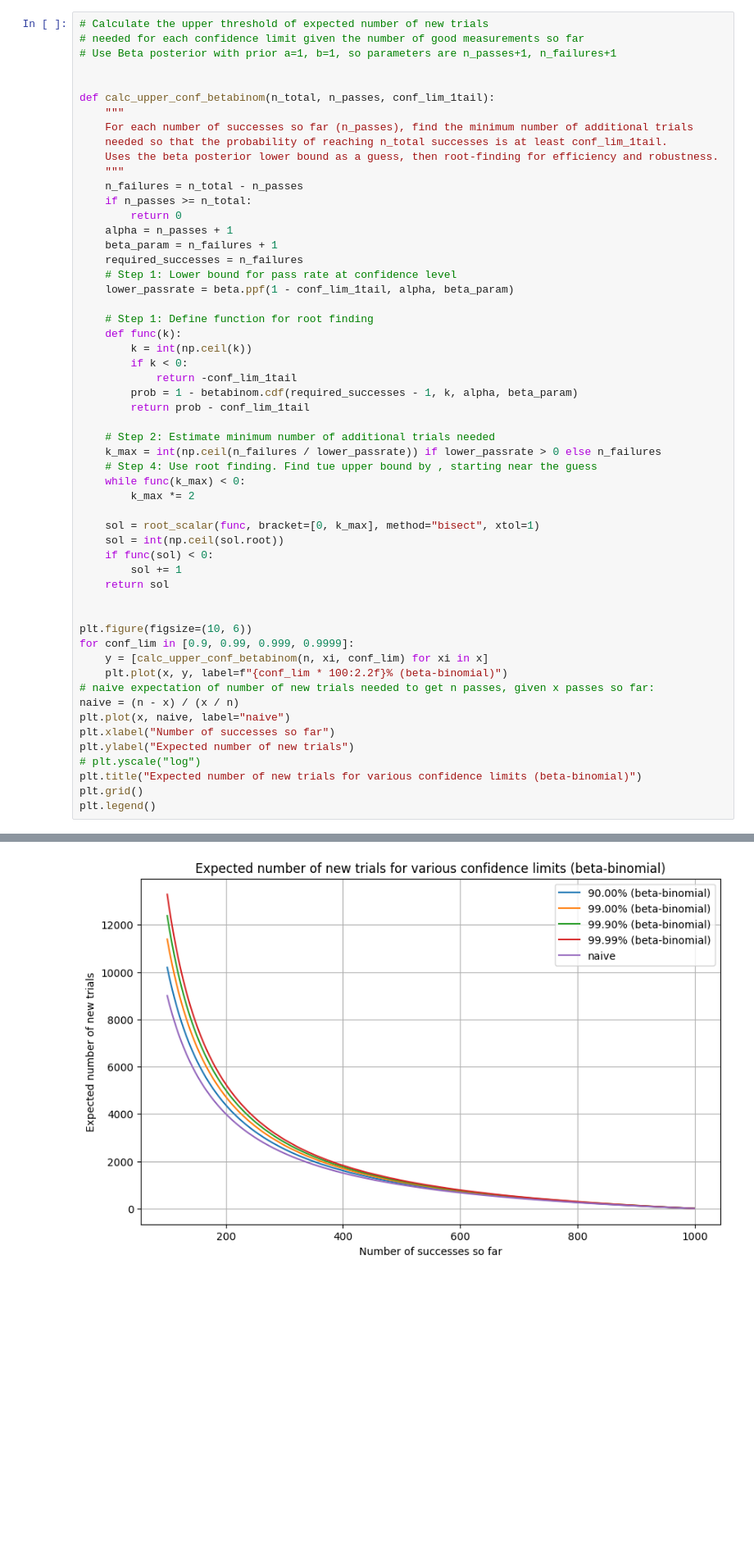
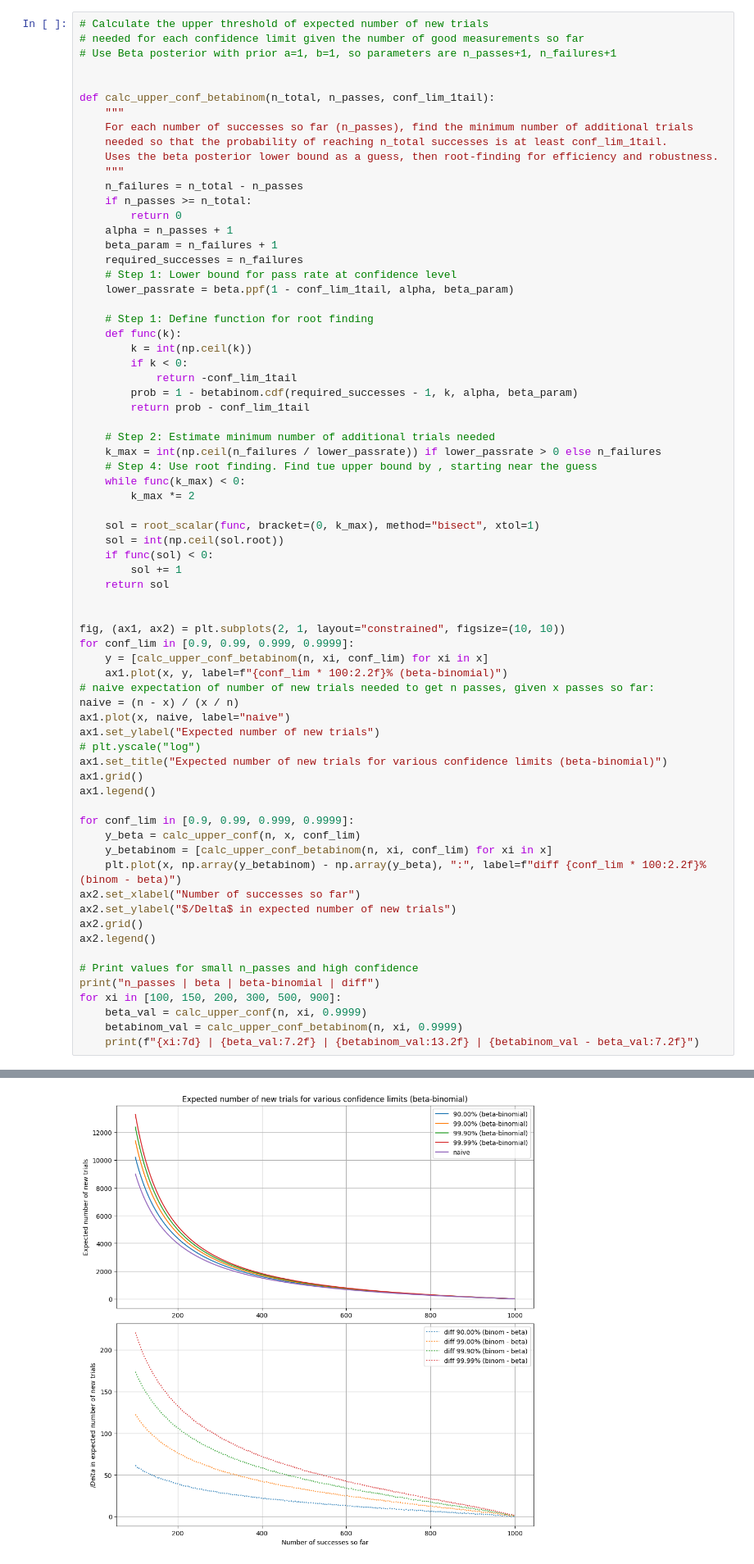
Before and after one commit to jlucas-oqc/playgound, a Jupyter notebook: beta_bin.ipynb, the cells around one changed output, grey strips where cells are left out. Shown at 82% size. Saved outputs shown, nothing was run; the diff lists cells and outputs as text; blank space fills up the shorter version.

Commit message:
docs: Combine plots

```diff
--- a/beta_bin.ipynb
+++ b/beta_bin.ipynb
@@ -162,24 +162,39 @@ def calc_upper_conf_betabinom(n_total, n_passes, conf_lim_1tail):
     while func(k_max) < 0:
         k_max *= 2
 
-    sol = root_scalar(func, bracket=[0, k_max], method="bisect", xtol=1)
+    sol = root_scalar(func, bracket=(0, k_max), method="bisect", xtol=1)
     sol = int(np.ceil(sol.root))
     if func(sol) < 0:
         sol += 1
     return sol
 
 
-plt.figure(figsize=(10, 6))
+fig, (ax1, ax2) = plt.subplots(2, 1, layout="constrained", figsize=(10, 10))
 for conf_lim in [0.9, 0.99, 0.999, 0.9999]:
     y = [calc_upper_conf_betabinom(n, xi, conf_lim) for xi in x]
-    plt.plot(x, y, label=f"{conf_lim * 100:2.2f}% (beta-binomial)")
+    ax1.plot(x, y, label=f"{conf_lim * 100:2.2f}% (beta-binomial)")
 # naive expectation of number of new trials needed to get n passes, given x passes so far:
 naive = (n - x) / (x / n)
-plt.plot(x, naive, label="naive")
-plt.xlabel("Number of successes so far")
-plt.ylabel("Expected number of new trials")
+ax1.plot(x, naive, label="naive")
+ax1.set_ylabel("Expected number of new trials")
 # plt.yscale("log")
-plt.title("Expected number of new trials for various confidence limits (beta-binomial)")
-plt.grid()
-plt.legend()
+ax1.set_title("Expected number of new trials for various confidence limits (beta-binomial)")
+ax1.grid()
+ax1.legend()
+
+for conf_lim in [0.9, 0.99, 0.999, 0.9999]:
+    y_beta = calc_upper_conf(n, x, conf_lim)
+    y_betabinom = [calc_upper_conf_betabinom(n, xi, conf_lim) for xi in x]
+    plt.plot(x, np.array(y_betabinom) - np.array(y_beta), ":", label=f"diff {conf_lim * 100:2.2f}% (binom - beta)")
+ax2.set_xlabel("Number of successes so far")
+ax2.set_ylabel("$/Delta$ in expected number of new trials")
+ax2.grid()
+ax2.legend()
+
+# Print values for small n_passes and high confidence
+print("n_passes | beta | beta-binomial | diff")
+for xi in [100, 150, 200, 300, 500, 900]:
+    beta_val = calc_upper_conf(n, xi, 0.9999)
+    betabinom_val = calc_upper_conf_betabinom(n, xi, 0.9999)
+    print(f"{xi:7d} | {beta_val:7.2f} | {betabinom_val:13.2f} | {betabinom_val - beta_val:7.2f}")
 # %% [output]
@@ -187 +208 @@ plt.legend()
-[figure, old version]
+[figure, new version]
```
Also changed, not shown: parts of 2 cells of this notebook.
